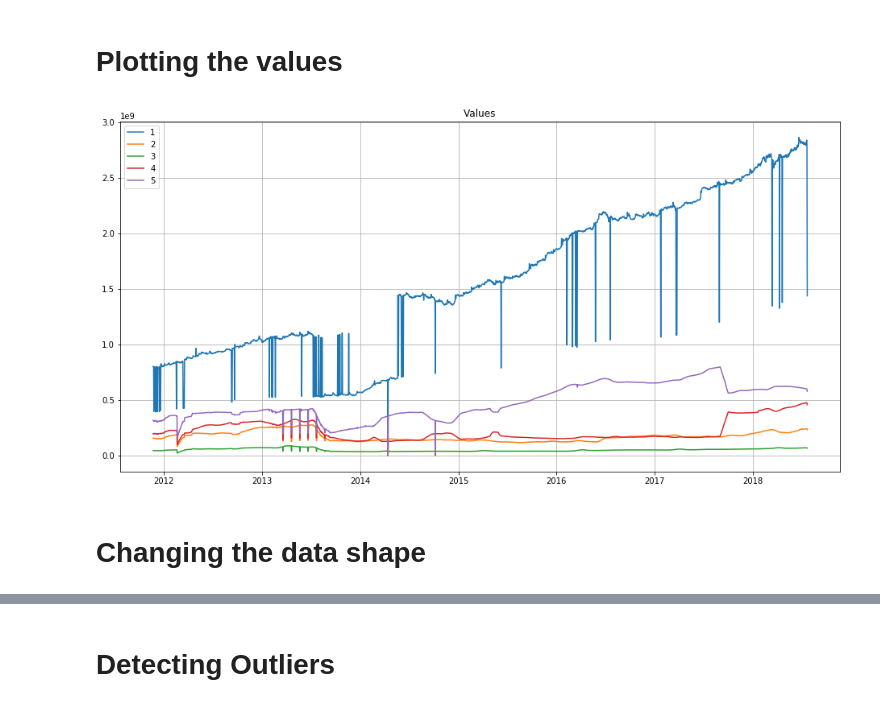
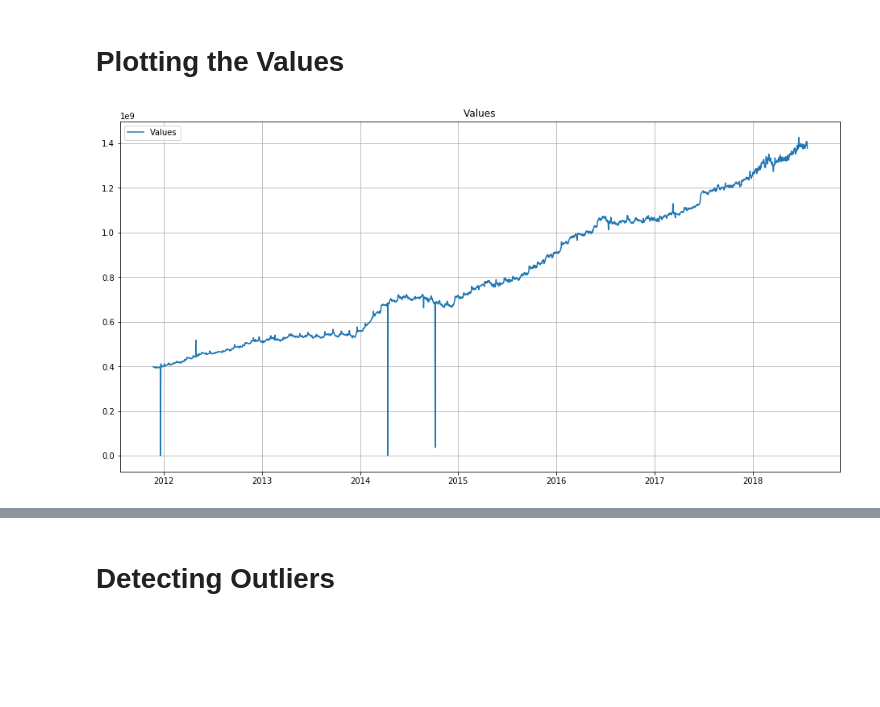
Before and after one commit to pournasserian/TimeSeries, a Jupyter notebook: Main/Untitled.ipynb, the cells around one changed output, grey strips where cells are left out. Saved outputs shown, nothing was run; the diff lists cells and outputs as text; code cells hidden in the pictures; blank space fills up the shorter version.

```diff
--- a/Main/Untitled.ipynb
+++ b/Main/Untitled.ipynb
@@ -8,3 +8,9 @@ import numpy as np
 import matplotlib.pyplot as plt
 
 pd.options.mode.chained_assignment = None
+
+df = pd.read_csv('Data//Daily.csv', names = ['persian_date','value'], header=None)
+df['date'] = df.apply(lambda row: jalali.Persian(row['persian_date']).gregorian_string("{}/{}/{}"), axis=1)
+df['date'] = pd.to_datetime(df['date'])
+df.set_index('date', inplace=True)
+df.head(5)
@@ -25,19 +25,13 @@ alldata.head(5)
 # %% [markdown]
-# Plotting the values
+# Plotting the Values
 # %%
 plt.figure(figsize=(16,8))
 plt.title('Values')
 
-plt.plot(alldata[alldata['category'] == 1]['value'], label='1')
-plt.plot(alldata[alldata['category'] == 2]['value'], label='2')
-plt.plot(alldata[alldata['category'] == 3]['value'], label='3')
-plt.plot(alldata[alldata['category'] == 4]['value'], label='4')
-plt.plot(alldata[alldata['category'] == 5]['value'], label='5')
+plt.plot(df['value'], label='Values')
 
 plt.legend(loc='upper left')
 plt.grid(True)
 plt.show()
 # %% [output]
-[figure, old version]
+[figure, new version]
-# %% [markdown]
-# Changing the data shape
```
Also changed, not shown: parts of 19 cells of this notebook, 4 other files.
